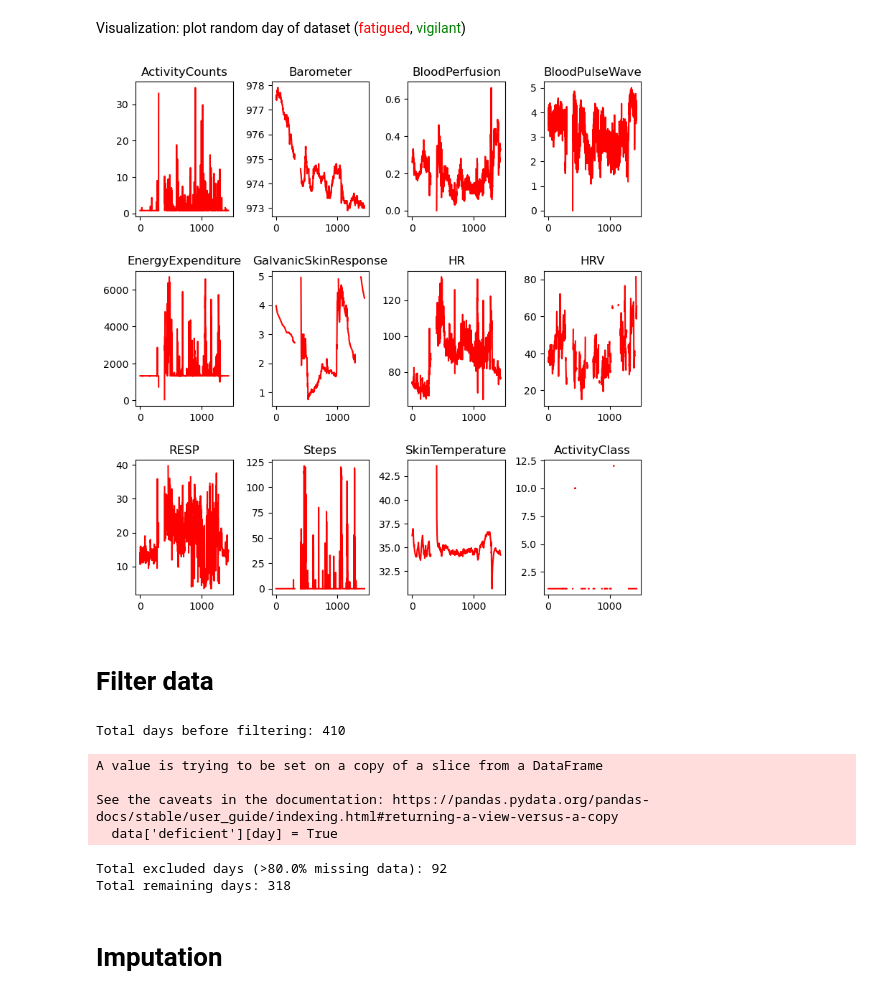
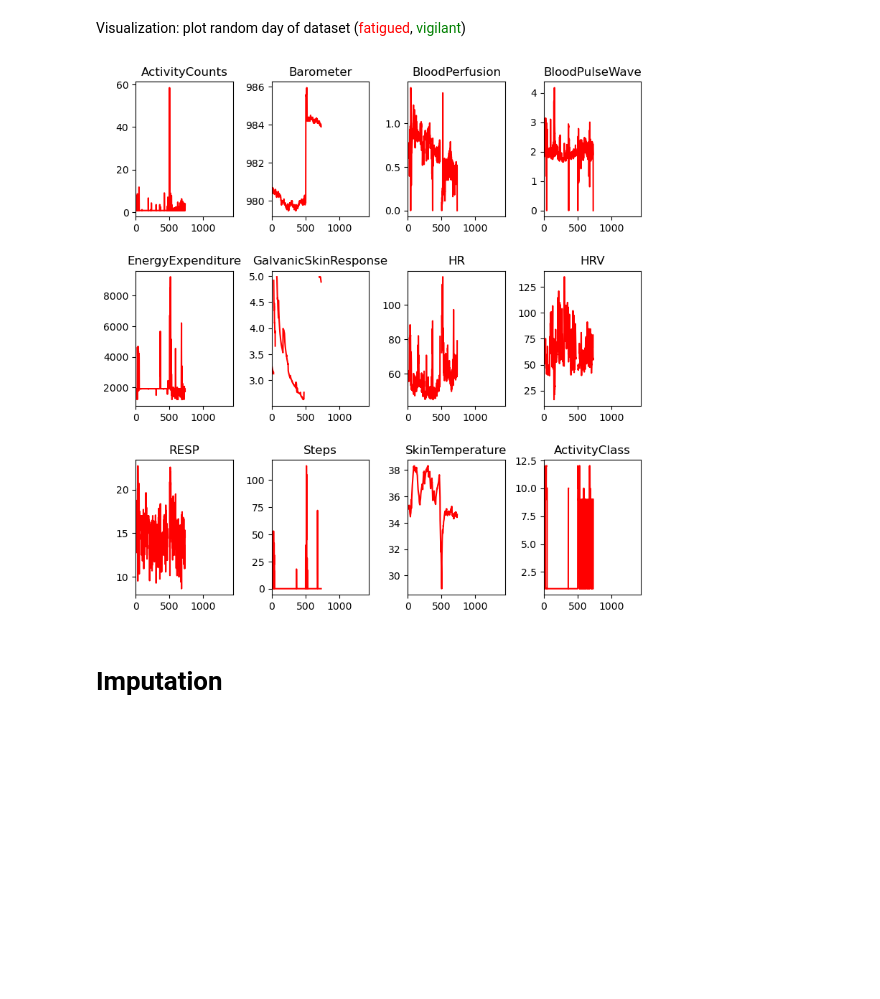
Before and after one commit to Yahnnosh/Sensor-Based-Modeling-of-Fatigue-Using-Transformer-Model, a Jupyter notebook: preproc_data.ipynb, the cells around one changed output. Cells and saved outputs as stored; diff of their text form; code cells hidden in the pictures; blank space fills up the shorter version.

```diff
--- a/preproc_data.ipynb
+++ b/preproc_data.ipynb
@@ -6 +7,5 @@ import matplotlib.pyplot as plt
 import random
+# %%
+VARIABLES = ['ActivityCounts', 'Barometer', 'BloodPerfusion',
+             'BloodPulseWave', 'EnergyExpenditure', 'GalvanicSkinResponse', 'HR',
+             'HRV', 'RESP', 'Steps', 'SkinTemperature', 'ActivityClass']
@@ -14,75 +104,10 @@ file = path + f'/combined_data.csv'
 data = pd.read_csv(file, index_col=0).fillna(pd.NA)
 # %% [markdown]
 Visualization: plot random day of dataset (<span style="color:red">fatigued</span>, <span style="color:green">vigilant</span>)
-# %%
-def plotter(figure, day):
-    variables = ['ActivityCounts', 'Barometer', 'BloodPerfusion',
-                 'BloodPulseWave', 'EnergyExpenditure', 'GalvanicSkinResponse', 'HR',
-                 'HRV', 'RESP', 'Steps', 'SkinTemperature', 'ActivityClass']
-
-    plt.subplots_adjust(left=0.1,
-                        bottom=0.01,
-                        right=1.2,
-                        top=1.5,
-                        wspace=0.4,
-                        hspace=0.4)
-    length = len(np.array([value if value != 'None' else None for value in data['HR'][day].split(',')], dtype=float))
-    for i, variable in enumerate(variables):
-        time_series = np.array([value if value != 'None' else None for value in data[variable][day].split(',')], dtype=float)
-
-        assert len(time_series) == length, 'time-series data lengths differ!'
-
-        col = 'green' if data['VAS'][day] == 0.0 else 'red'
-        plt.subplot(3, 4, i+1)
-        plt.title(variable)
-        plt.plot(time_series, col)
-
-fig = plt.figure()
-day = random.sample(range(data.shape[0]), 1)[0]
-plotter(fig, day)
-# %% [output]
-[figure, removed]
-# %% [markdown]
-# Filter data
-# %%
-print('Total days before filtering:', data.shape[0])
-# %% [output]
-Total days before filtering: 410
-# %%
-# exclude days with >THRESHOLD (%) of data missing
-THRESHOLD = 0.8
-n_days, n_cols = data.shape
-variables = ['ActivityCounts', 'Barometer', 'BloodPerfusion',
-             'BloodPulseWave', 'EnergyExpenditure', 'GalvanicSkinResponse', 'HR',
-             'HRV', 'RESP', 'Steps', 'SkinTemperature', 'ActivityClass']
-
-# flag deficient rows
-data.insert(n_cols, "deficient", [False for i in range(n_days)], True)
-for day in range(n_days):
-    for variable in variables:
-        time_series = np.array([value if value != 'None' else None for value in data[variable][day].split(',')], dtype=float)
-
-        missing_data = np.mean(np.where(np.isnan(time_series), 1.0, 0.0))
-        if missing_data > THRESHOLD:
-            data['deficient'][day] = True
-
-# remove deficient rows
-query = '''
-SELECT *
-FROM data
-WHERE deficient = 0;'''
-data = sqldf(query)
-data = data.drop(columns=['deficient']) # deficiency column is no longer required
-# %% [output]
-A value is trying to be set on a copy of a slice from a DataFrame
-
-See the caveats in the documentation: https://pandas.pydata.org/pandas-docs/stable/user_guide/indexing.html#returning-a-view-versus-a-copy
-  data['deficient'][day] = True
-# %%
-print(f'Total excluded days (>{THRESHOLD * 100}% missing data):', n_days - data.shape[0])
-print('Total remaining days:', data.shape[0])
-# %% [output]
-Total excluded days (>80.0% missing data): 92
-Total remaining days: 318
+# %%
+day = random.sample(range(data.shape[0]), 1)[0]
+plotter(day, data)
+# %% [output]
+[figure, added]
 # %% [markdown]
 # Imputation
```
Also changed, not shown: parts of 13 cells of this notebook, 2 other files.
